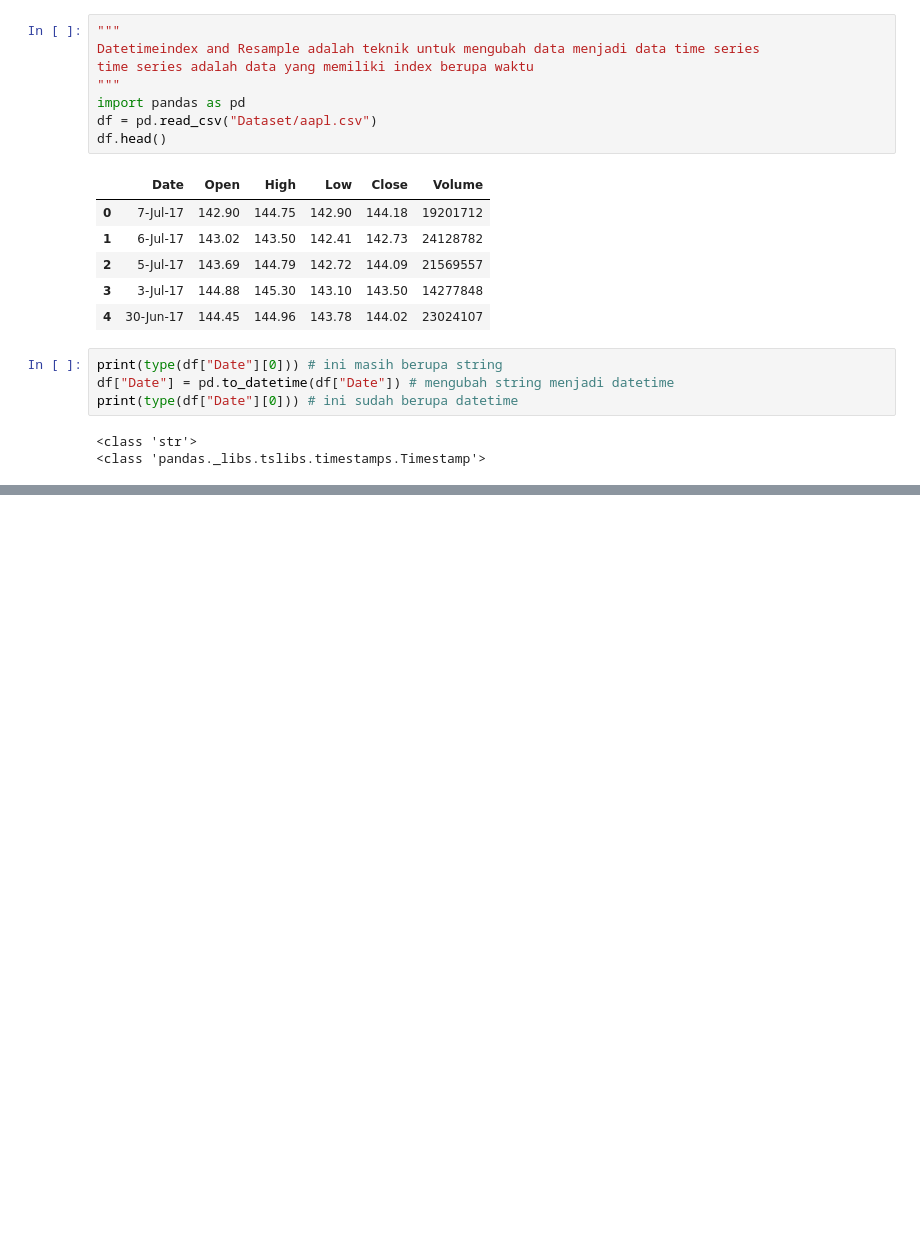
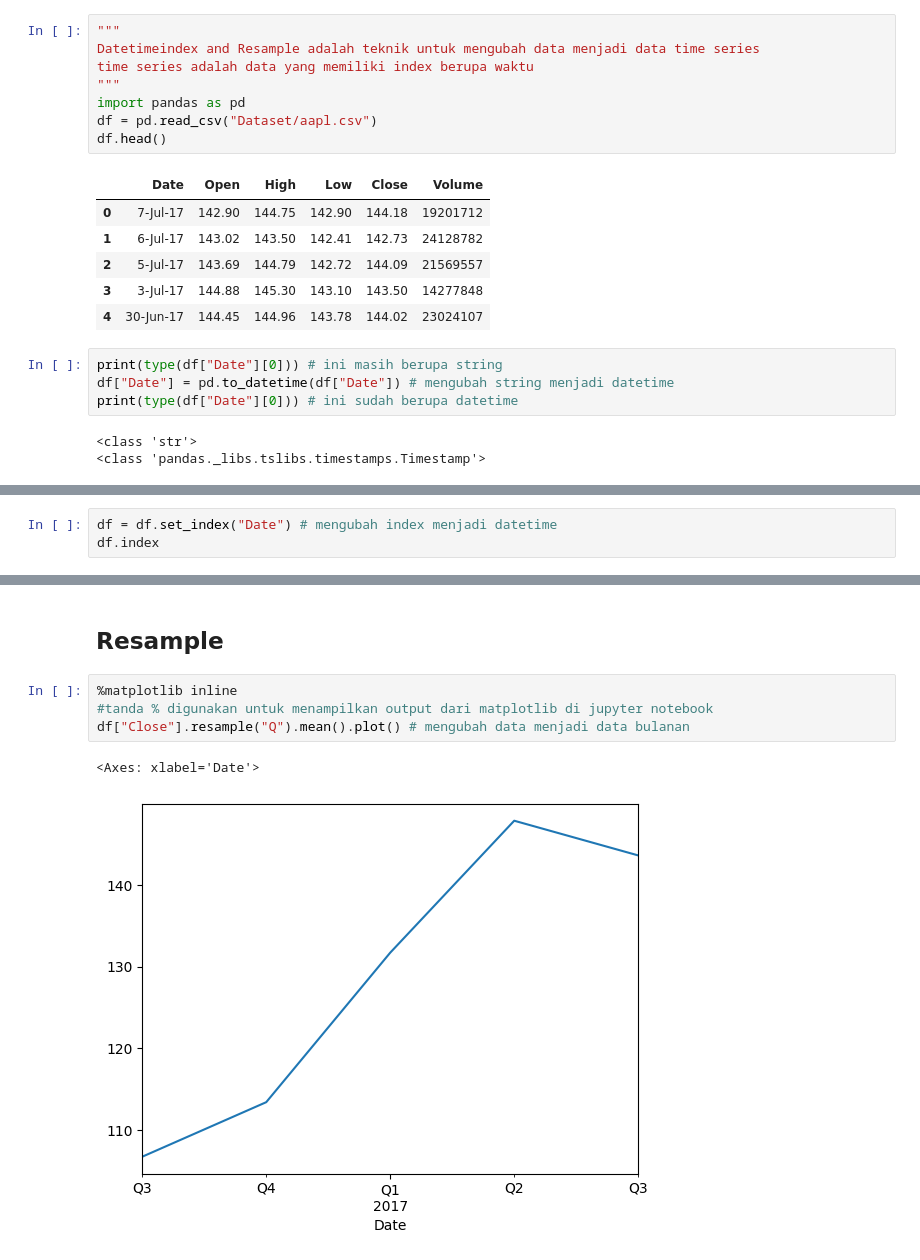
Before and after one commit to Alvi399/My-Data-Science, a Jupyter notebook: Pandas/Time Series Analysis/01. Datetimeindex and Resample.ipynb, the cells around one changed output, grey strips where cells are left out. Cells and saved outputs as stored; diff of their text form; blank space fills up the shorter version.

```diff
--- a/Pandas/Time Series Analysis/01. Datetimeindex and Resample.ipynb
+++ b/Pandas/Time Series Analysis/01. Datetimeindex and Resample.ipynb
@@ -22,0 +25,3 @@ print(type(df["Date"][0])) # ini sudah berupa datetime
+# %%
+df = df.set_index("Date") # mengubah index menjadi datetime
+df.index
@@ -22,0 +67,9 @@ print(type(df["Date"][0])) # ini sudah berupa datetime
+# %% [markdown]
+## Resample
+# %%
+%matplotlib inline
+#tanda % digunakan untuk menampilkan output dari matplotlib di jupyter notebook
+df["Close"].resample("Q").mean().plot() # mengubah data menjadi data bulanan
+# %% [output]
+<Axes: xlabel='Date'>
+[figure, added]
```
Also changed, not shown: parts of 5 cells of this notebook.
